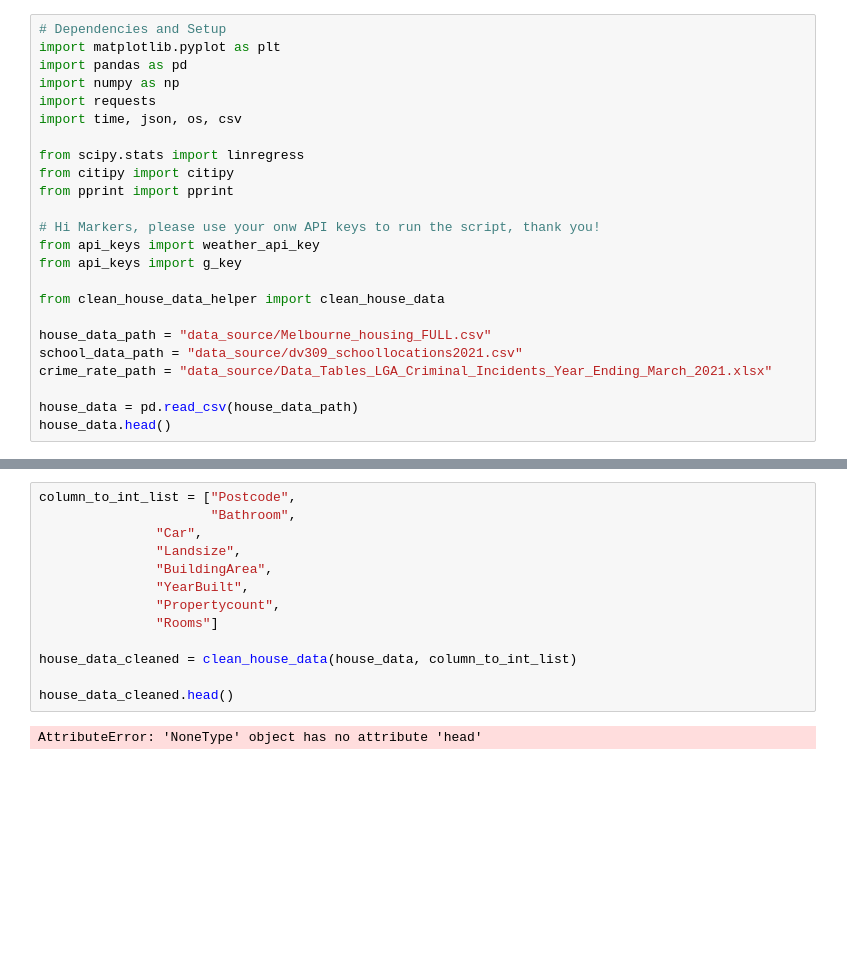
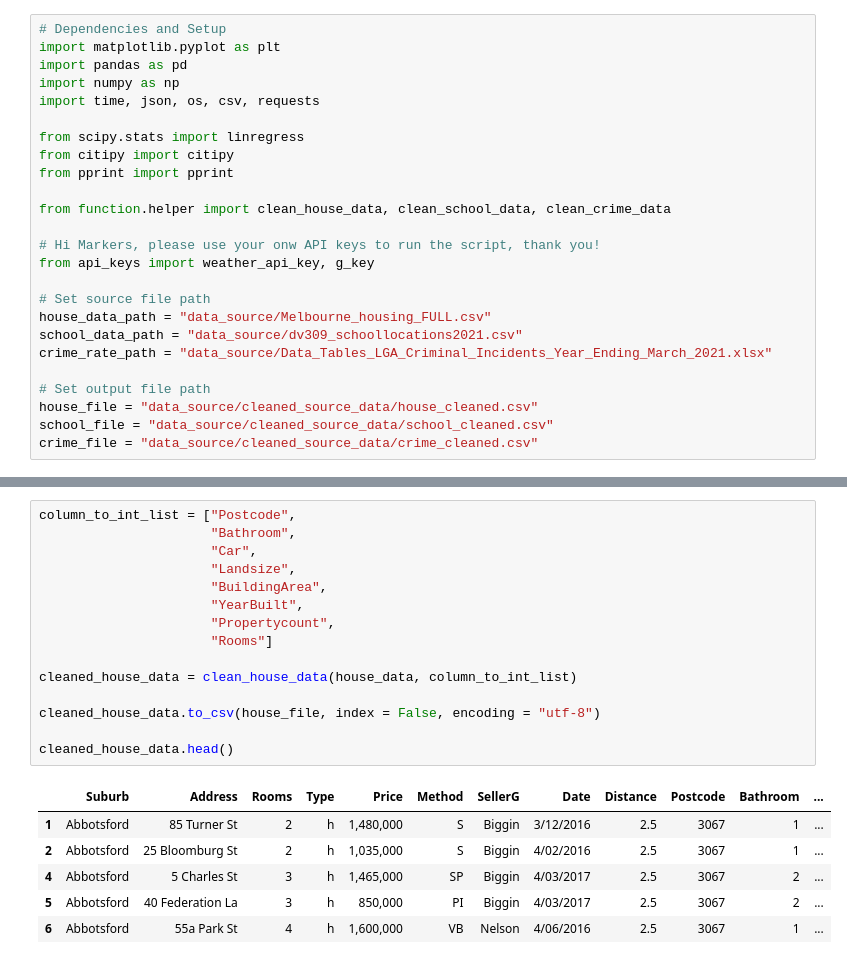
Before and after one commit to Franco1230/Data-Bootcamp-Project-1, a Jupyter notebook: Main.ipynb, the cells around one changed output, grey strips where cells are left out. Cells and saved outputs as stored; diff of their text form; blank space fills up the shorter version.

```diff
--- a/Main.ipynb
+++ b/Main.ipynb
@@ -3,22 +3,23 @@
 import matplotlib.pyplot as plt
 import pandas as pd
 import numpy as np
-import requests
-import time, json, os, csv
+import time, json, os, csv, requests
 
 from scipy.stats import linregress
 from citipy import citipy
 from pprint import pprint
 
+from function.helper import clean_house_data, clean_school_data, clean_crime_data
+
 # Hi Markers, please use your onw API keys to run the script, thank you!
-from api_keys import weather_api_key
-from api_keys import g_key
+from api_keys import weather_api_key, g_key
 
-from clean_house_data_helper import clean_house_data
-
+# Set source file path
 house_data_path = "data_source/Melbourne_housing_FULL.csv"
 school_data_path = "data_source/dv309_schoollocations2021.csv"
 crime_rate_path = "data_source/Data_Tables_LGA_Criminal_Incidents_Year_Ending_March_2021.xlsx"
 
-house_data = pd.read_csv(house_data_path)
-house_data.head()
+# Set output file path
+house_file = "data_source/cleaned_source_data/house_cleaned.csv"
+school_file = "data_source/cleaned_source_data/school_cleaned.csv"
+crime_file = "data_source/cleaned_source_data/crime_cleaned.csv"
@@ -33,15 +37,22 @@ house_data.head()
 # %%
 column_to_int_list = ["Postcode",
                       "Bathroom",
-               "Car",
-               "Landsize",
-               "BuildingArea",
-               "YearBuilt",
-               "Propertycount",
-               "Rooms"]
+                      "Car",
+                      "Landsize",
+                      "BuildingArea",
+                      "YearBuilt",
+                      "Propertycount",
+                      "Rooms"]
 
-house_data_cleaned = clean_house_data(house_data, column_to_int_list)
+cleaned_house_data = clean_house_data(house_data, column_to_int_list)
 
-house_data_cleaned.head()
+cleaned_house_data.to_csv(house_file, index = False, encoding = "utf-8")
+
+cleaned_house_data.head()
 # %% [output]
-AttributeError: 'NoneType' object has no attribute 'head'
+|  | Suburb | Address | Rooms | Type | Price | Method | SellerG | Date | Distance | Postcode | Bathroom | ... |
+| 1 | Abbotsford | 85 Turner St | 2 | h | 1,480,000 | S | Biggin | 3/12/2016 | 2.5 | 3067 | 1 | ... |
+| 2 | Abbotsford | 25 Bloomburg St | 2 | h | 1,035,000 | S | Biggin | 4/02/2016 | 2.5 | 3067 | 1 | ... |
+| 4 | Abbotsford | 5 Charles St | 3 | h | 1,465,000 | SP | Biggin | 4/03/2017 | 2.5 | 3067 | 2 | ... |
+| 5 | Abbotsford | 40 Federation La | 3 | h | 850,000 | PI | Biggin | 4/03/2017 | 2.5 | 3067 | 2 | ... |
+| 6 | Abbotsford | 55a Park St | 4 | h | 1,600,000 | VB | Nelson | 4/06/2016 | 2.5 | 3067 | 1 | ... |
```
Also changed, not shown: parts of 6 cells of this notebook.
